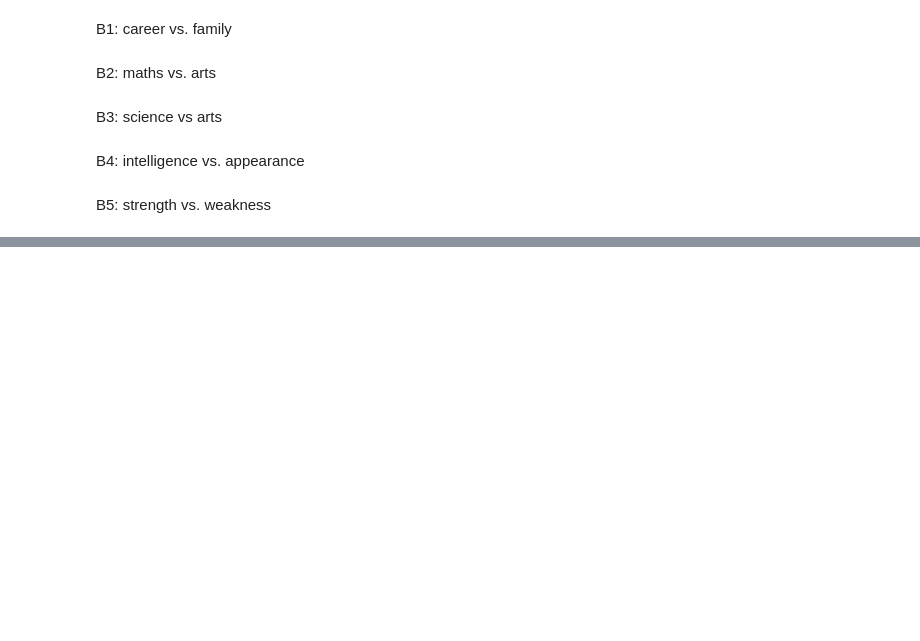
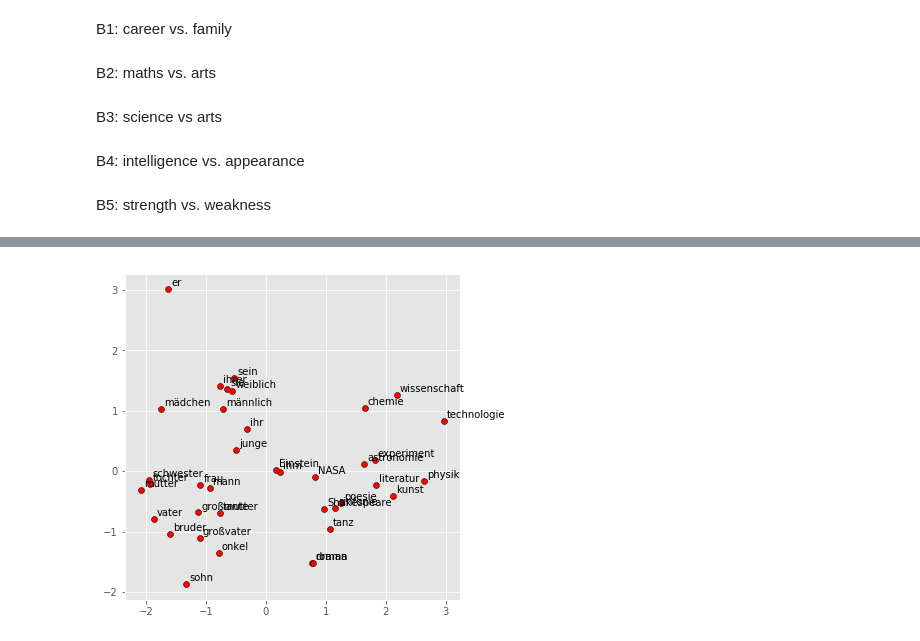
Before and after one commit to MiaDiaDev/bias_german_embeddings, a Jupyter notebook: fasttext_embeddings.ipynb, the cells around one changed output, grey strips where cells are left out. Cells and saved outputs as stored; diff of their text form; code cells hidden in the pictures; blank space fills up the shorter version.

```diff
--- a/fasttext_embeddings.ipynb
+++ b/fasttext_embeddings.ipynb
@@ -409,0 +384,5 @@ plot_most_biased_clustering(biased, debiased, seed='ends', n_extreme=500, random
+# %%
+display_pca_scatterplot(wv_2020, ["weiblich","frau","mädchen","schwester","sie","ihr","ihrer","tochter","mutter","tante","großmutter","männlich","mann","junge","bruder","er","ihm","sein","sohn","vater","onkel","großvater","wissenschaft","technologie","physik","chemie","Einstein","NASA","experiment","astronomie","poesie","kunst","Shakespeare","tanz","literatur","roman","sinfonie","drama"])
+plt.savefig('/PCA/2020.png')
+# %% [output]
+[figure, added]
```
Also changed, not shown: parts of 61 cells of this notebook.
